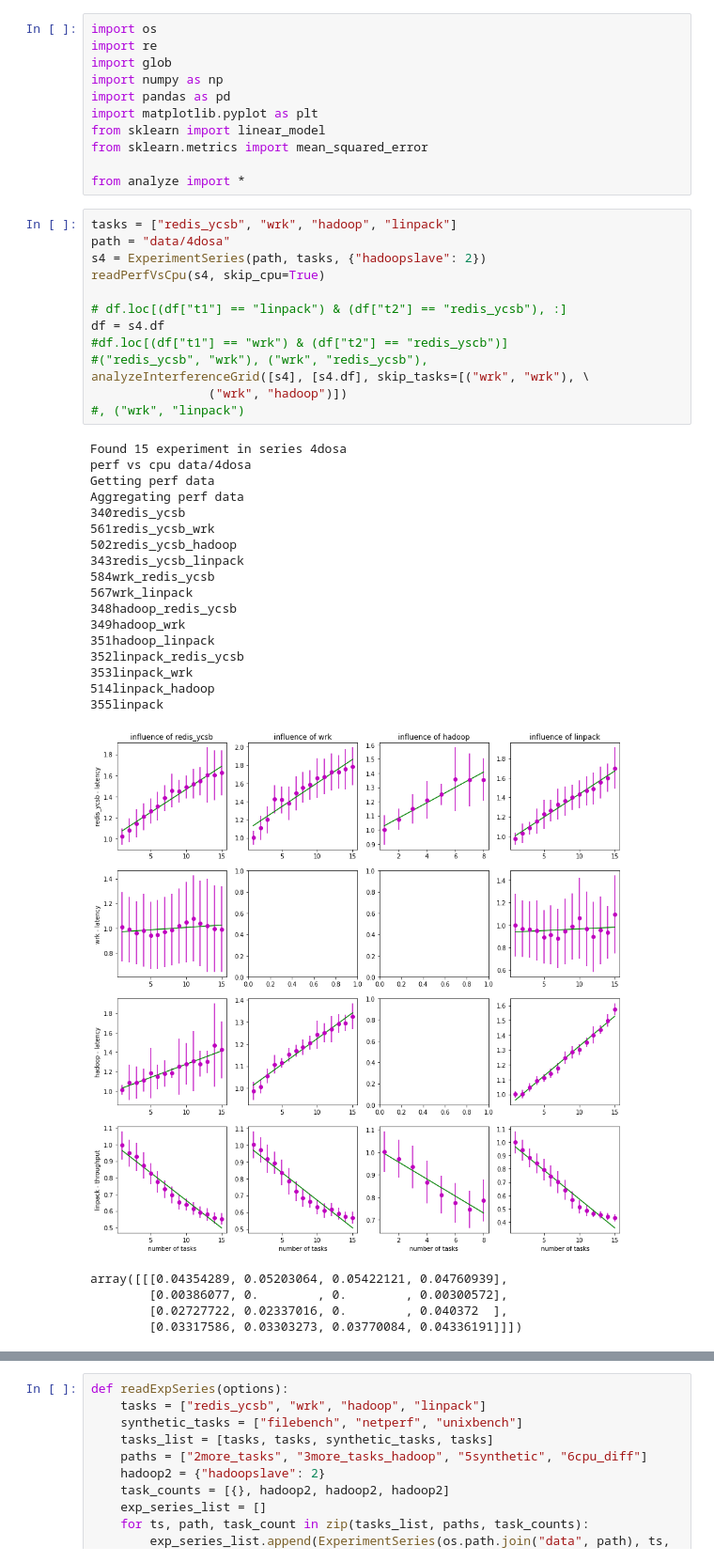
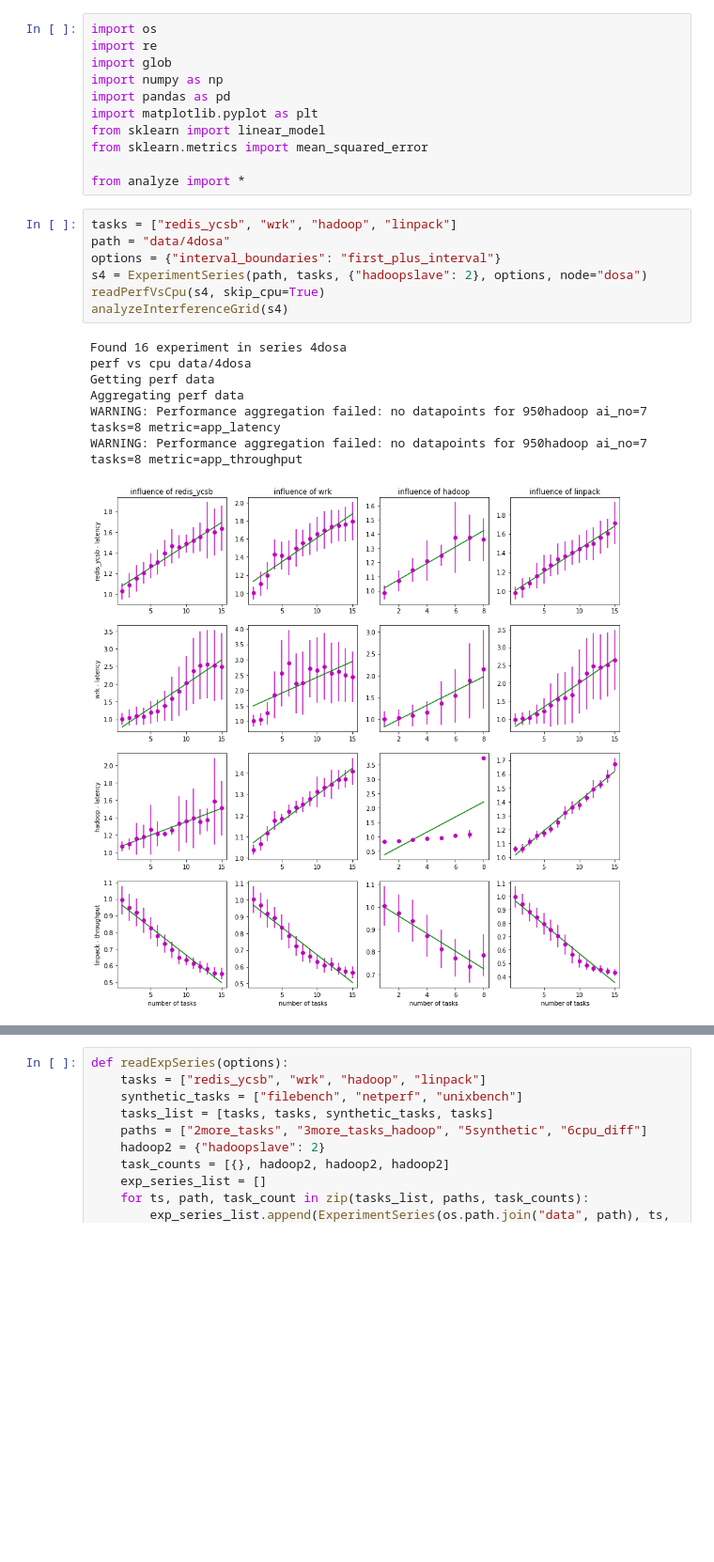
Before and after one commit to pawelzell/cbtool, a Jupyter notebook: myscripts/Interference observation.ipynb, the cells around one changed output, grey strips where cells are left out. Shown: that part at 94% size. Cells and saved outputs as stored; diff of their text form; blank space fills up the shorter version.

```diff
--- a/myscripts/Interference observation.ipynb
+++ b/myscripts/Interference observation.ipynb
@@ -15,36 +15,15 @@ from analyze import *
 # %%
 tasks = ["redis_ycsb", "wrk", "hadoop", "linpack"]
 path = "data/4dosa"
-s4 = ExperimentSeries(path, tasks, {"hadoopslave": 2})
+options = {"interval_boundaries": "first_plus_interval"}
+s4 = ExperimentSeries(path, tasks, {"hadoopslave": 2}, options, node="dosa")
 readPerfVsCpu(s4, skip_cpu=True)
-
-# df.loc[(df["t1"] == "linpack") & (df["t2"] == "redis_ycsb"), :]
-df = s4.df
-#df.loc[(df["t1"] == "wrk") & (df["t2"] == "redis_yscb")]
-#("redis_ycsb", "wrk"), ("wrk", "redis_ycsb"),
-analyzeInterferenceGrid([s4], [s4.df], skip_tasks=[("wrk", "wrk"), \
-                ("wrk", "hadoop")])
-#, ("wrk", "linpack")
+analyzeInterferenceGrid(s4)
 # %% [output]
-Found 15 experiment in series 4dosa
+Found 16 experiment in series 4dosa
 perf vs cpu data/4dosa
 Getting perf data
 Aggregating perf data
-340redis_ycsb
-561redis_ycsb_wrk
-502redis_ycsb_hadoop
-343redis_ycsb_linpack
-584wrk_redis_ycsb
-567wrk_linpack
-348hadoop_redis_ycsb
-349hadoop_wrk
-351hadoop_linpack
-352linpack_redis_ycsb
-353linpack_wrk
-514linpack_hadoop
-355linpack
+WARNING: Performance aggregation failed: no datapoints for 950hadoop ai_no=7 tasks=8 metric=app_latency
+WARNING: Performance aggregation failed: no datapoints for 950hadoop ai_no=7 tasks=8 metric=app_throughput
-[figure, old version]
+[figure, new version]
-array([[[0.04354289, 0.05203064, 0.05422121, 0.04760939],
-        [0.00386077, 0.        , 0.        , 0.00300572],
-        [0.02727722, 0.02337016, 0.        , 0.040372  ],
-        [0.03317586, 0.03303273, 0.03770084, 0.04336191]]])
```
Also changed, not shown: parts of 10 cells of this notebook, 5 other files.
